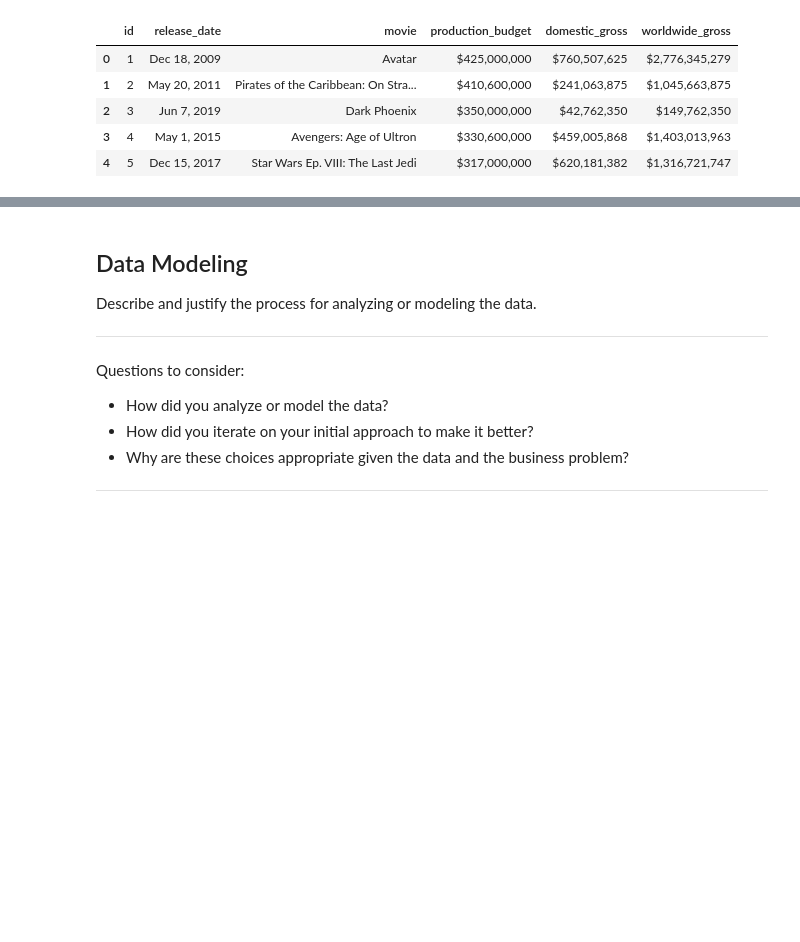
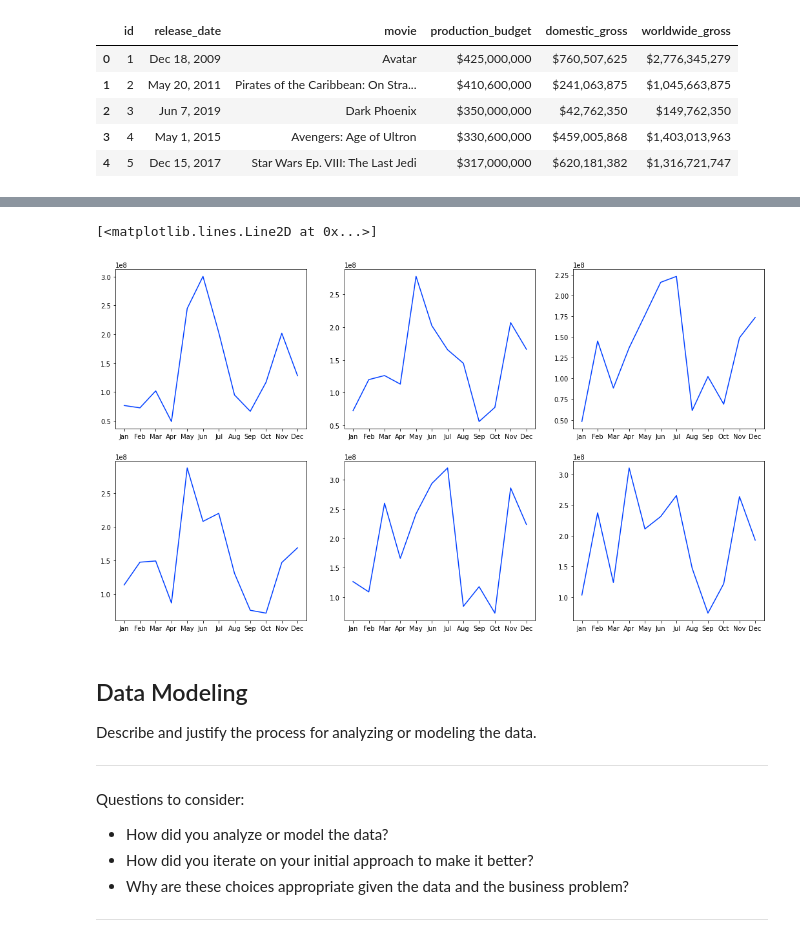
Before and after one commit to learn-co-curriculum/dsc-project-template, a Jupyter notebook: dsc-phase1-project-template-Michael.ipynb, the cells around one changed output, grey strips where cells are left out. Drawn from its saved outputs; the diff is of its cells as text; code cells hidden in the pictures; blank space fills up the shorter version.

Commit message:
Big Frame dataset with Michael's code

```diff
--- a/dsc-phase1-project-template-Michael.ipynb
+++ b/dsc-phase1-project-template-Michael.ipynb
@@ -136,0 +210,21 @@ df_complete.sort_values(by = 'year')
+# %%
+mean_2013 = [df_jan2013[0], df_feb2013[0], df_mar2013[0], df_apr2013[0], df_may2013[0], df_jun2013[0],\
+             df_jul2013[0], df_aug2013[0], df_sep2013[0], df_oct2013[0], df_nov2013[0], df_dec2013[0]]
+mean_2014 = [df_jan2014[0], df_feb2014[0], df_mar2014[0], df_apr2014[0], df_may2014[0], df_jun2014[0],\
+             df_jul2014[0], df_aug2014[0], df_sep2014[0], df_oct2014[0], df_nov2014[0], df_dec2014[0]]
+mean_2015 = [df_jan2015[0], df_feb2015[0], df_mar2015[0], df_apr2015[0], df_may2015[0], df_jun2015[0],\
+             df_jul2015[0], df_aug2015[0], df_sep2015[0], df_oct2015[0], df_nov2015[0], df_dec2015[0]]
+mean_2016 = [df_jan2016[0], df_feb2016[0], df_mar2016[0], df_apr2016[0], df_may2016[0], df_jun2016[0],\
+             df_jul2016[0], df_aug2016[0], df_sep2016[0], df_oct2016[0], df_nov2016[0], df_dec2016[0]]
+mean_2017 = [df_jan2017[0], df_feb2017[0], df_mar2017[0], df_apr2017[0], df_may2017[0], df_jun2017[0],\
+             df_jul2017[0], df_aug2017[0], df_sep2017[0], df_oct2017[0], df_nov2017[0], df_dec2017[0]]
+mean_2018 = [df_jan2018[0], df_feb2018[0], df_mar2018[0], df_apr2018[0], df_may2018[0], df_jun2018[0],\
+             df_jul2018[0], df_aug2018[0], df_sep2018[0], df_oct2018[0], df_nov2018[0], df_dec2018[0]]
+# %%
+# Order month by order in the calender then sort the calenders in order from Jan-Dec
+
+months = ["Jan", "Feb", "Mar", "Apr", "May", "Jun",
+          "Jul", "Aug", "Sep", "Oct", "Nov", "Dec"]
+df_complete['month'] = pd.Categorical(df_complete['month'], categories=months, ordered=True)
+df_complete = df_complete['month'].sort_values()
+df_complete = list(df_complete)
@@ -137,3 +237,27 @@ df_complete.sort_values(by = 'year')
+# %%
+# Initialize new dataframe with 1 row, 12 columns with value: 0 to read frequency of each month
+
+column_names = months
+a = np.zeros(shape=(1,12), dtype = int)
+df_months = pd.DataFrame(a, columns = column_names)
+
+for x in df_complete:
+    if x in column_names:
+        df_months[x] += 1
+# %%
+plt.style.use('seaborn-bright')
+fig, ax = plt.subplots(2, 3, figsize = (18, 10))
+x= column_names
+ax[0,0].plot(x, mean_2013)
+ax[0,1].plot(x, mean_2014)
+ax[0,2].plot(x, mean_2015)
+ax[1,0].plot(x, mean_2016)
+ax[1,1].plot(x, mean_2017)
+ax[1,2].plot(x, mean_2018)
+#sns.barplot(x, y);
+# %% [output]
+[<matplotlib.lines.Line2D at 0x...>]
+[figure, added]
 # %% [markdown]
 ## Data Modeling
 Describe and justify the process for analyzing or modeling the data.
```
Also changed, not shown: parts of 15 cells of this notebook, 1 other file.
